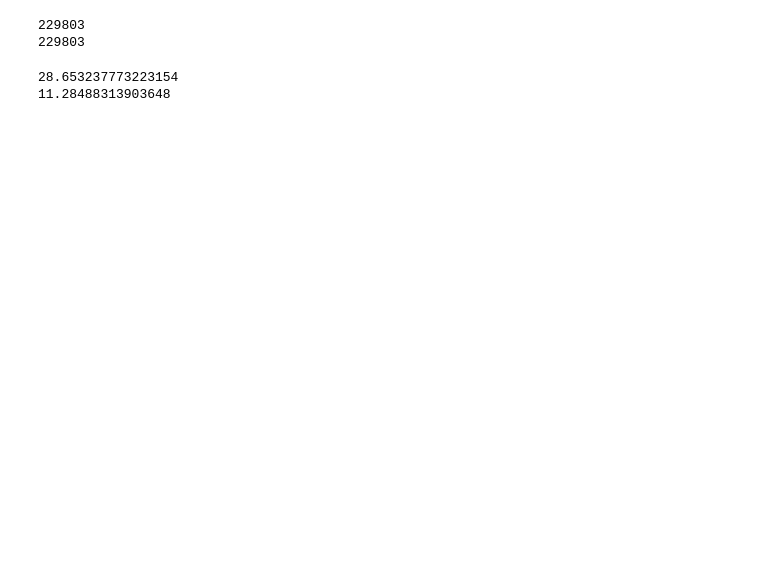
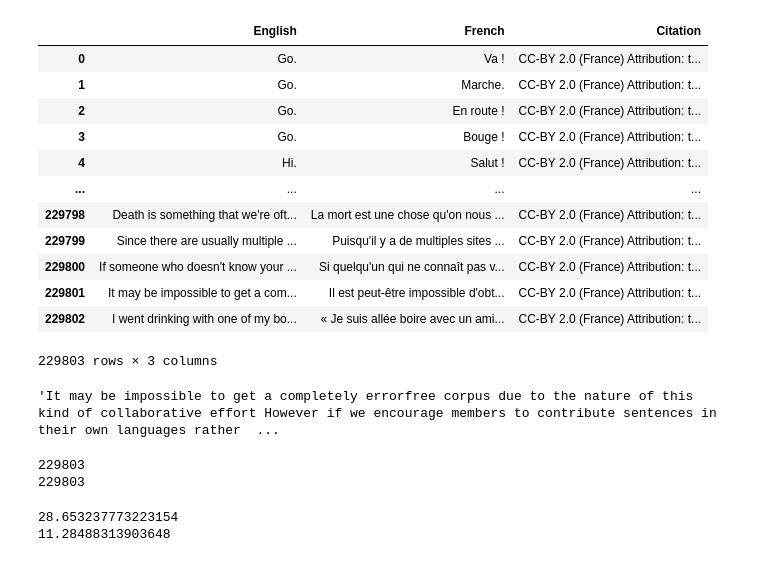
Before and after one commit to klsharma22/Machine-Translation, a Jupyter notebook: Machine Translation.ipynb, the cells around one changed output. Drawn from its saved outputs; the diff is of its cells as text; code cells hidden in the pictures; blank space fills up the shorter version.

```diff
--- a/Machine Translation.ipynb
+++ b/Machine Translation.ipynb
@@ -15,6 +22,21 @@ import pandas as pd
 data = pd.read_table('fra.txt', header= None)
 # %%
 data.rename(columns= {0: 'English', 1: 'French', 2: 'Citation'}, inplace= True)
+data
+# %% [output]
+|  | English | French | Citation |
+| 0 | Go. | Va ! | CC-BY 2.0 (France) Attribution: t... |
+| 1 | Go. | Marche. | CC-BY 2.0 (France) Attribution: t... |
+| 2 | Go. | En route ! | CC-BY 2.0 (France) Attribution: t... |
+| 3 | Go. | Bouge ! | CC-BY 2.0 (France) Attribution: t... |
+| 4 | Hi. | Salut ! | CC-BY 2.0 (France) Attribution: t... |
+| ... | ... | ... | ... |
+| 229798 | Death is something that we're oft... | La mort est une chose qu'on nous ... | CC-BY 2.0 (France) Attribution: t... |
+| 229799 | Since there are usually multiple ... | Puisqu'il y a de multiples sites ... | CC-BY 2.0 (France) Attribution: t... |
+| 229800 | If someone who doesn't know your ... | Si quelqu'un qui ne connaît pas v... | CC-BY 2.0 (France) Attribution: t... |
+| 229801 | It may be impossible to get a com... | Il est peut-être impossible d'obt... | CC-BY 2.0 (France) Attribution: t... |
+| 229802 | I went drinking with one of my bo... | « Je suis allée boire avec un ami... | CC-BY 2.0 (France) Attribution: t... |
+229803 rows × 3 columns
 # %%
 pattern = r"[!'#$%&()*+,-./:;<=>?@[\]^`{|}~“”‘’«»‹›„‚–—…·•¡¿’\"\']"
 
@@ -23,6 +45,9 @@ eng_sent, french_sent = [], []
 for e in range(len(data['English'])):
     eng_sent.append(re.sub(pattern, "", data['English'][e]))
     french_sent.append(re.sub(pattern, "", data['French'][e]))
+eng_sent[229801]
+# %% [output]
+'It may be impossible to get a completely errorfree corpus due to the nature of this kind of collaborative effort However if we encourage members to contribute sentences in their own languages rather  ...
 # %%
 print(len(eng_sent))
 print(len(french_sent))
```
Also changed, not shown: parts of 17 cells of this notebook, 1 other file.
